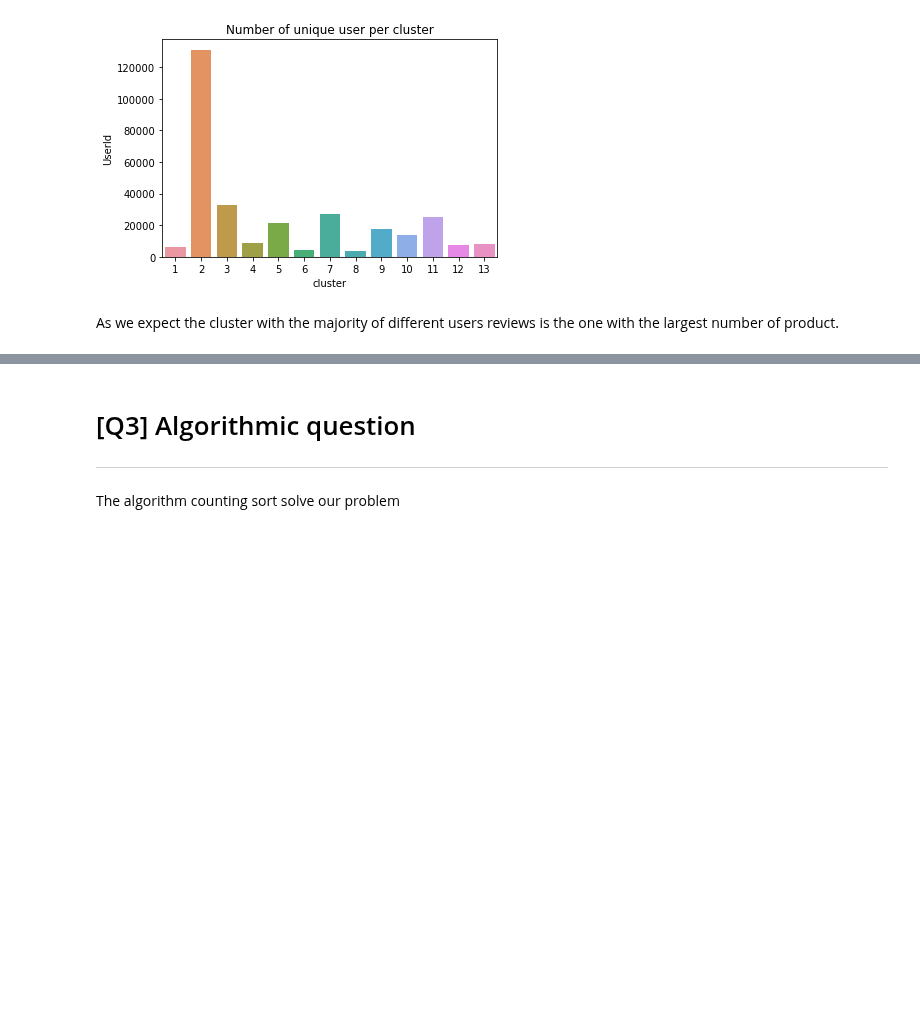
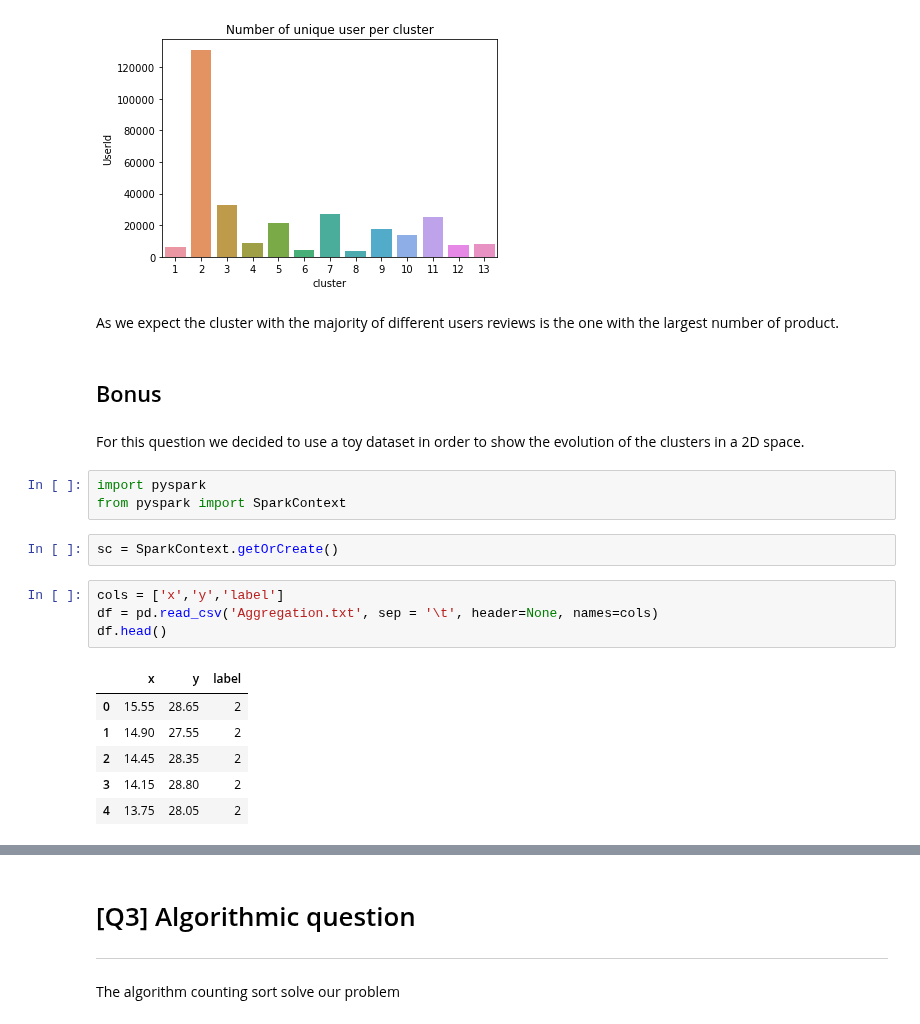
Before and after one commit to domenicocinque/ADM-HW4, a Jupyter notebook: main.ipynb, the cells around one changed output, grey strips where cells are left out. Saved outputs shown, nothing was run; the diff lists cells and outputs as text; blank space fills up the shorter version.

```diff
--- a/main.ipynb
+++ b/main.ipynb
@@ -745,3 +745,23 @@ plt.show()
 [figure]
 # %% [markdown]
 As we expect the cluster with the majority of different users reviews is the one with the largest number of product.
+# %% [markdown]
+##  Bonus
+# %% [markdown]
+For this question we decided to use a toy dataset in order to show the evolution of the clusters in a 2D space.
+# %%
+import pyspark
+from pyspark import SparkContext
+# %%
+sc = SparkContext.getOrCreate()
+# %%
+cols = ['x','y','label']
+df = pd.read_csv('Aggregation.txt', sep = '\t', header=None, names=cols)
+df.head()
+# %% [output]
+|  | x | y | label |
+| 0 | 15.55 | 28.65 | 2 |
+| 1 | 14.90 | 27.55 | 2 |
+| 2 | 14.45 | 28.35 | 2 |
+| 3 | 14.15 | 28.80 | 2 |
+| 4 | 13.75 | 28.05 | 2 |
```
Also changed, not shown: parts of 10 cells of this notebook.
